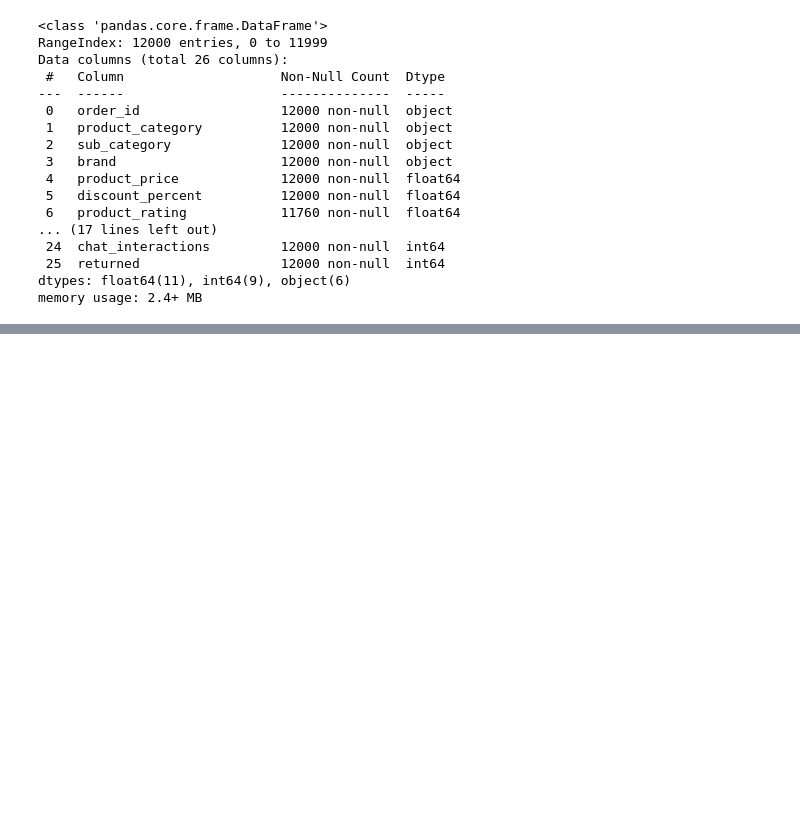
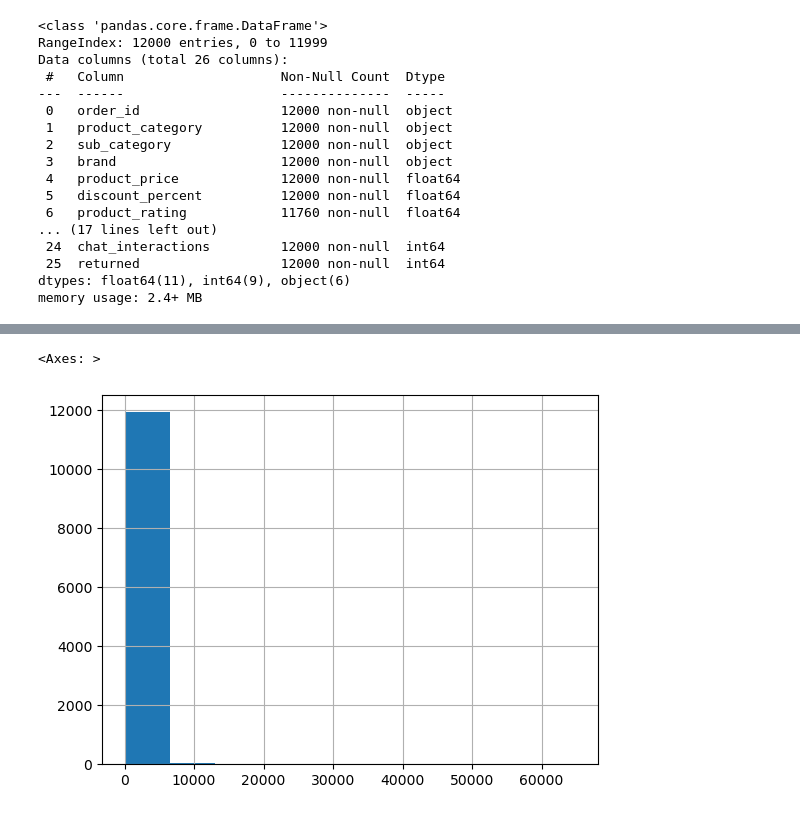
Before and after one commit to azeem932356/product-return-risk-prediction, a Jupyter notebook: product_return.ipynb, the cells around one changed output, grey strips where cells are left out. Drawn from its saved outputs; the diff is of its cells as text; code cells hidden in the pictures; blank space fills up the shorter version.

```diff
--- a/product_return.ipynb
+++ b/product_return.ipynb
@@ -82,0 +104,5 @@ memory usage: 2.4+ MB
+# %%
+df.product_price.hist()
+# %% [output]
+<Axes: >
+[figure, added]
```
Also changed, not shown: parts of 4 cells of this notebook.
